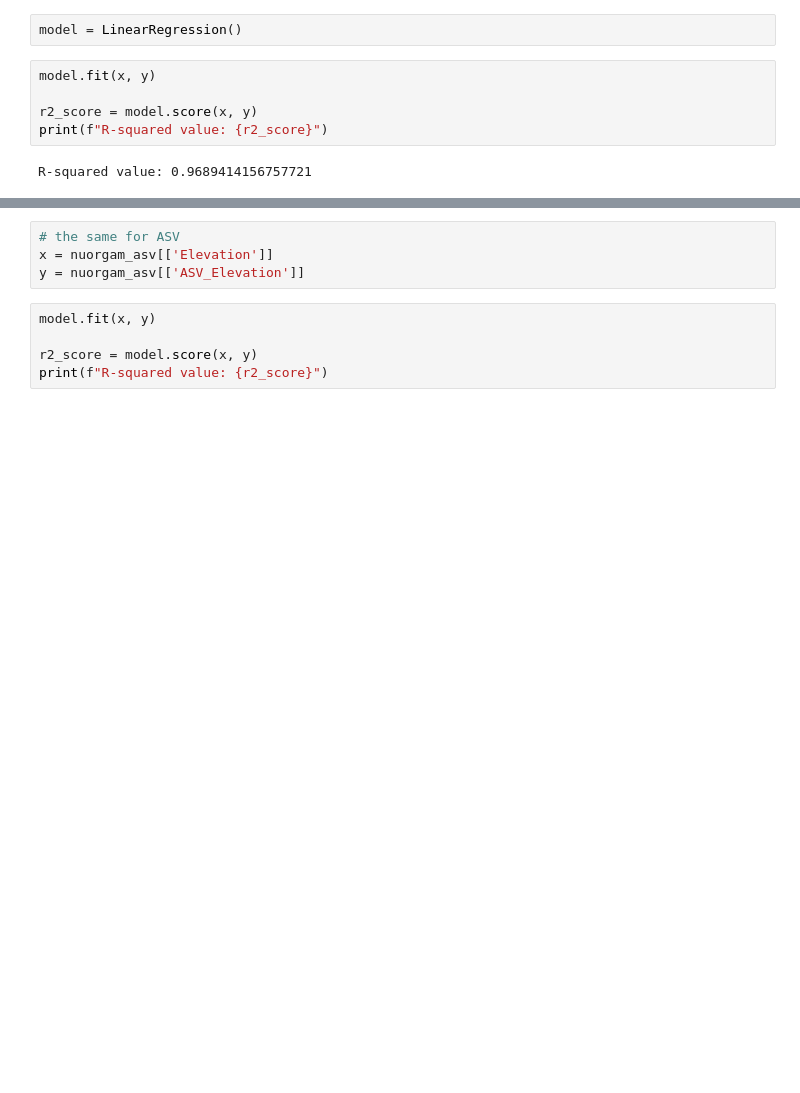
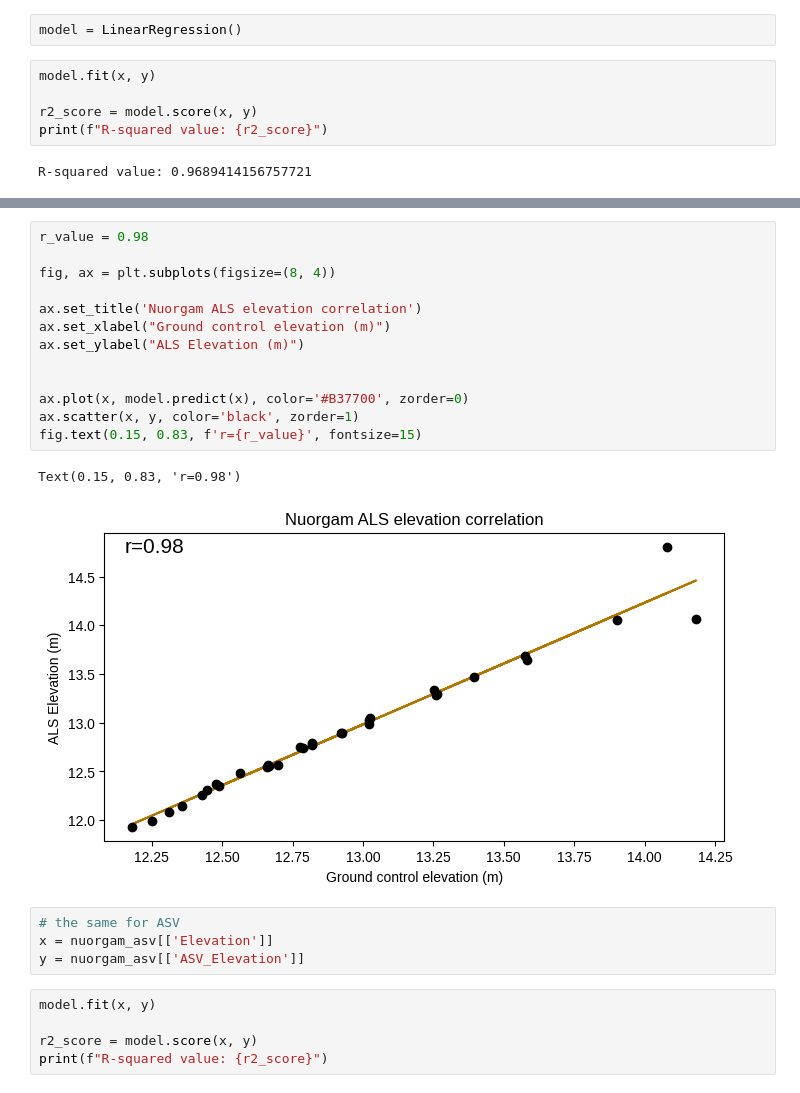
Before and after one commit to susannakukka/bathymetric-model-analysis, a Jupyter notebook: notebooks/RMSE.ipynb, the cells around one changed output, grey strips where cells are left out. Drawn from its saved outputs; the diff is of its cells as text; blank space fills up the shorter version.

Commit message:
edited correlation plots

```diff
--- a/notebooks/RMSE.ipynb
+++ b/notebooks/RMSE.ipynb
@@ -967,6 +968,22 @@ plt.ylabel('ALS Elevation (m)')
 plt.show()
 # %% [output]
 [figure]
+# %%
+r_value = 0.98
+
+fig, ax = plt.subplots(figsize=(8, 4))
+
+ax.set_title('Nuorgam ALS elevation correlation')
+ax.set_xlabel("Ground control elevation (m)")
+ax.set_ylabel("ALS Elevation (m)")
+
+
+ax.plot(x, model.predict(x), color='#B37700', zorder=0)
+ax.scatter(x, y, color='black', zorder=1)
+fig.text(0.15, 0.83, f'r={r_value}', fontsize=15)
+# %% [output]
+Text(0.15, 0.83, 'r=0.98')
+[figure, added]
 # %%
 # the same for ASV
 x = nuorgam_asv[['Elevation']]
```
Also changed, not shown: parts of 3 cells of this notebook.
